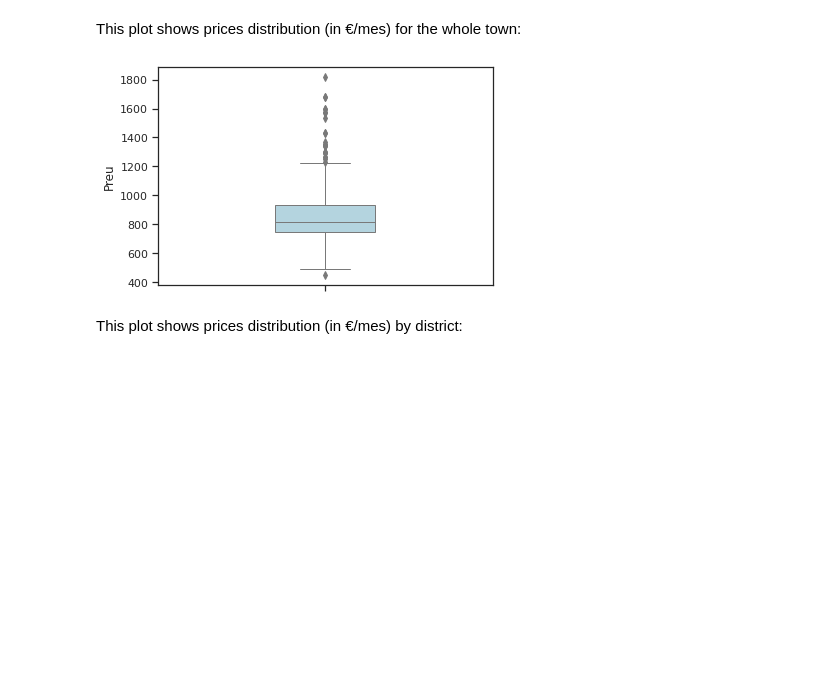
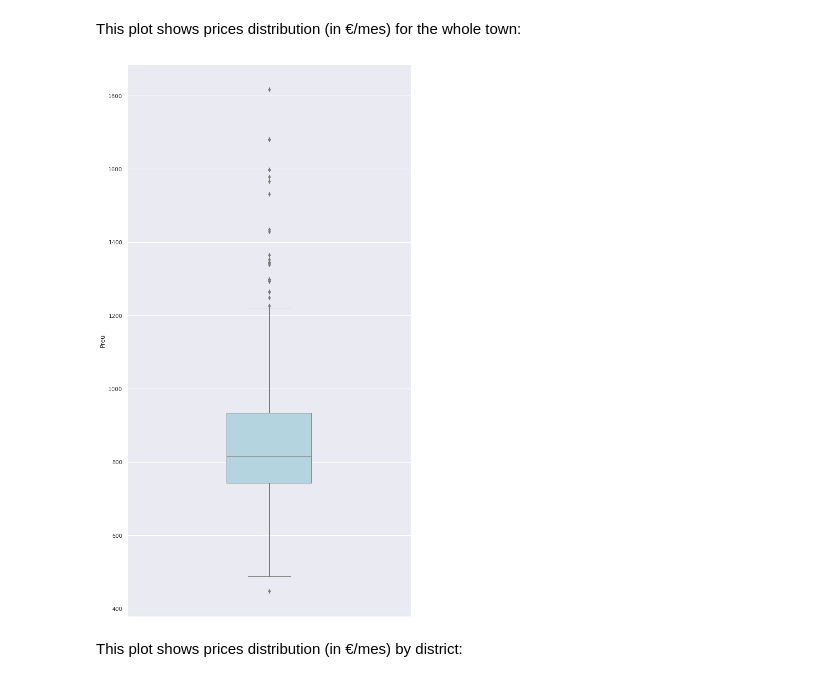
Before and after one commit to ddenebb/visualitzacio_exploratoria, a Jupyter notebook: Tasca_M4_T01.ipynb, the cells around one changed output. Drawn from its saved outputs; the diff is of its cells as text; code cells hidden in the pictures; blank space fills up the shorter version.

```diff
--- a/Tasca_M4_T01.ipynb
+++ b/Tasca_M4_T01.ipynb
@@ -181,8 +181,9 @@ avg_rent_yearly=df[(df.Lloguer_mitja == 'Lloguer mitjà mensual (Euros/mes)')]
 This plot shows prices distribution (in €/mes) for the whole town:
 # %%
 sns.boxplot(y="Preu", data=avg_rent_yearly,  color='lightblue', fliersize=5,  orient='v', linewidth=1 , width=0.3,);
+sns.set(rc={'figure.figsize':(14,12)})
 # %% [output]
-[figure, old version]
+[figure, new version]
 # %% [markdown]
 This plot shows prices distribution (in €/mes) by district:
 # %%
```
Also changed, not shown: parts of 3 cells of this notebook.
